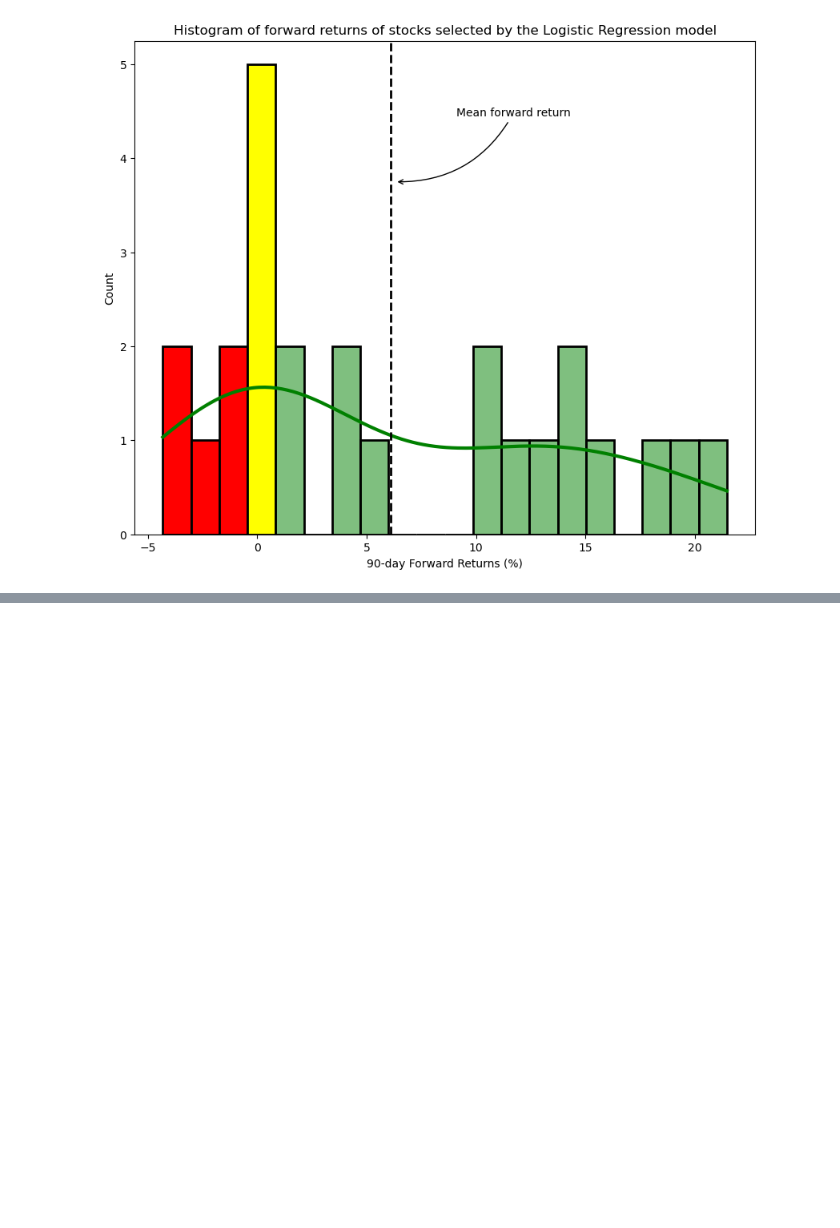
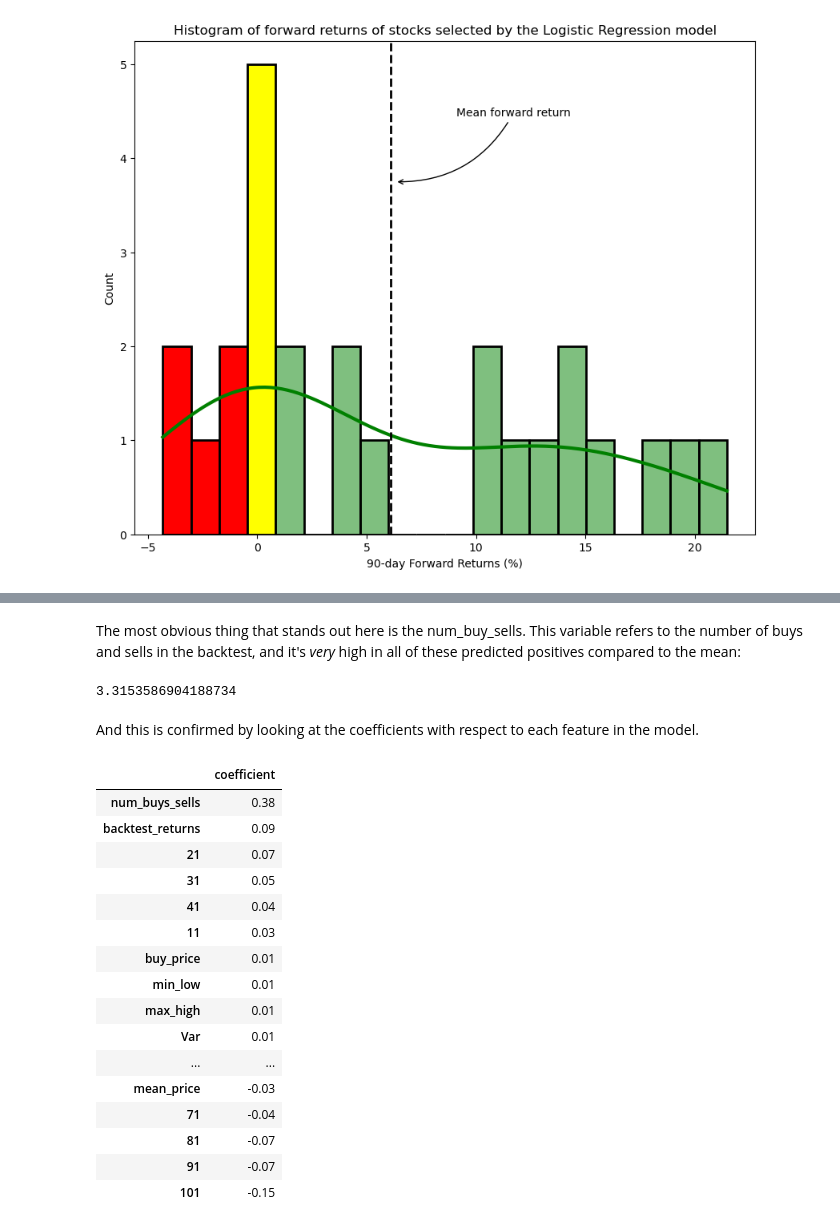
Before and after one commit to kaigg96/The-Advantage-of-Being-Small-A-Model-for-Individual-Investors, a Jupyter notebook: Main.ipynb, the cells around one changed output, grey strips where cells are left out. Drawn from its saved outputs; the diff is of its cells as text; code cells hidden in the pictures; blank space fills up the shorter version.

```diff
--- a/Main.ipynb
+++ b/Main.ipynb
@@ -1141,0 +1134,37 @@ So it was exactly as predicted, the stocks which are choppy within a small range
+# %% [markdown]
+The most obvious thing that stands out here is the num_buy_sells. This variable refers to the number of buys and sells in the backtest, and it's *very* high in all of these predicted positives compared to the mean:
+# %%
+X_test['num_buys_sells'].mean()
+# %% [output]
+3.3153586904188734
+# %% [markdown]
+And this is confirmed by looking at the coefficients with respect to each feature in the model.
+# %%
+data = {
+    "coefficient": best_logreg_pipe.named_steps["logisticregression"].coef_[0].tolist(),
+}
+
+feature_names = X_test.columns
+
+coef_df = pd.DataFrame(data, index=feature_names).sort_values(
+    "coefficient", ascending=False
+)
+coef_df
+# %% [output]
+|  | coefficient |
+| num_buys_sells | 0.38 |
+| backtest_returns | 0.09 |
+| 21 | 0.07 |
+| 31 | 0.05 |
+| 41 | 0.04 |
+| 11 | 0.03 |
+| buy_price | 0.01 |
+| min_low | 0.01 |
+| max_high | 0.01 |
+| Var | 0.01 |
+| ... | ... |
+| mean_price | -0.03 |
+| 71 | -0.04 |
+| 81 | -0.07 |
+| 91 | -0.07 |
+| 101 | -0.15 |
```
Also changed, not shown: parts of 27 cells of this notebook.
